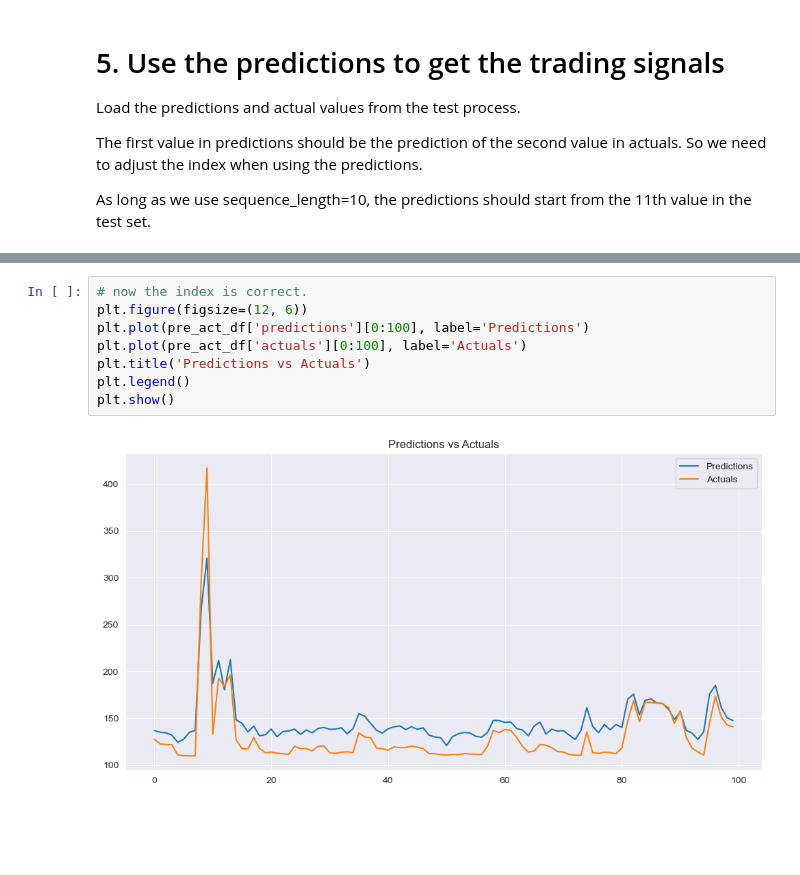
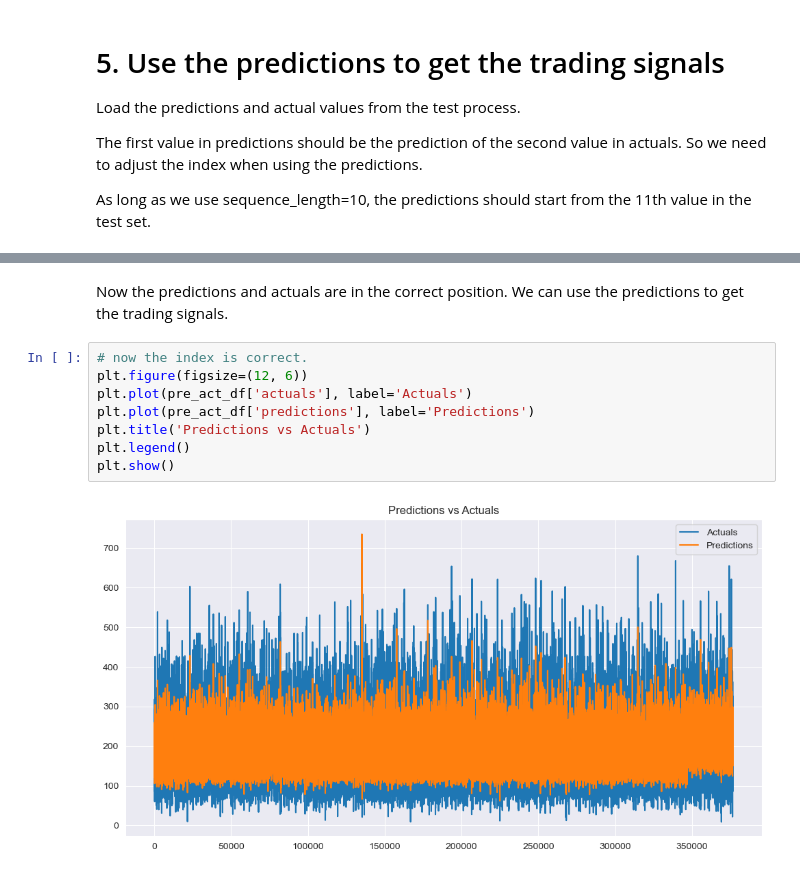
Before and after one commit to UoB-DSMP-2023-24/dsmp-2024-group23, a Jupyter notebook: Final/Modeling/Final_simulator.ipynb, the cells around one changed output, grey strips where cells are left out. Saved outputs shown, nothing was run; the diff lists cells and outputs as text; blank space fills up the shorter version.

```diff
--- a/Final/Modeling/Final_simulator.ipynb
+++ b/Final/Modeling/Final_simulator.ipynb
@@ -230,10 +204,12 @@ pre_act_df
+# %% [markdown]
+Now the predictions and actuals are in the correct position. We can use the predictions to get the trading signals.
 # %%
 # now the index is correct.
 plt.figure(figsize=(12, 6))
-plt.plot(pre_act_df['predictions'][0:100], label='Predictions')
-plt.plot(pre_act_df['actuals'][0:100], label='Actuals')
+plt.plot(pre_act_df['actuals'], label='Actuals')
+plt.plot(pre_act_df['predictions'], label='Predictions')
 plt.title('Predictions vs Actuals')
 plt.legend()
 plt.show()
 # %% [output]
-[figure, old version]
+[figure, new version]
```
Also changed, not shown: parts of 14 cells of this notebook, 1 other file.
